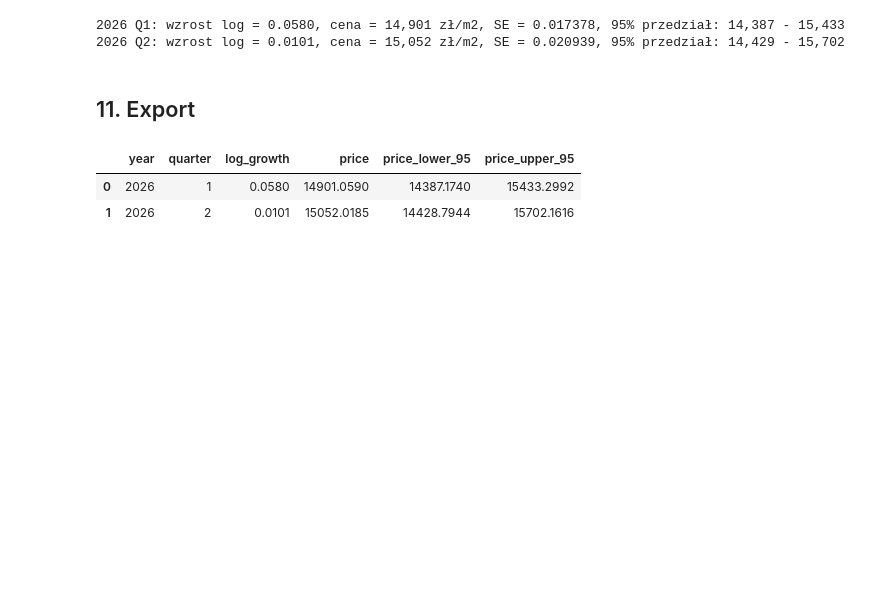
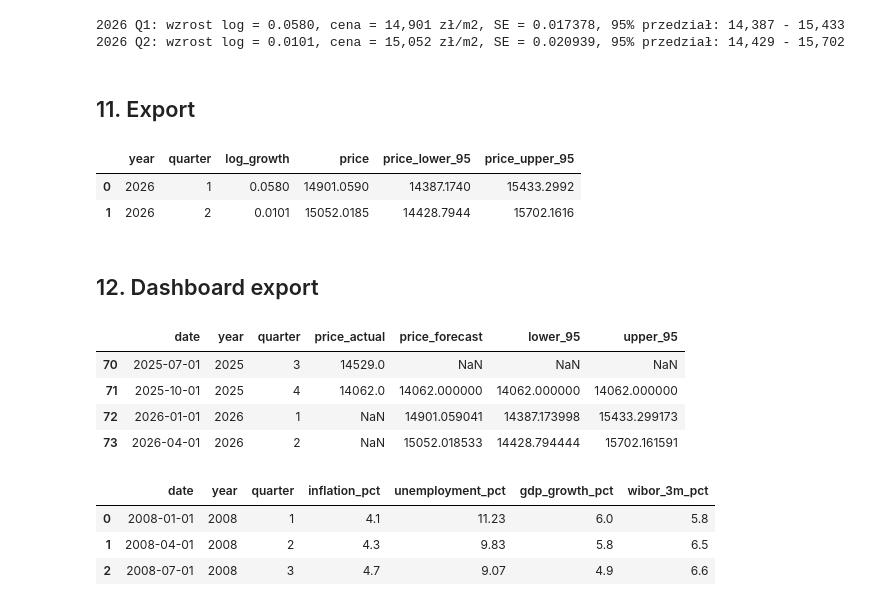
Before and after one commit to tymonbb/wroclaw_housing_price_model, a Jupyter notebook: notebooks/model_replication.ipynb, the cells around one changed output. Cells and saved outputs as stored; diff of their text form; code cells hidden in the pictures; blank space fills up the shorter version.

Commit message:
Add Power BI dashboard with forecast and macro drivers

```diff
--- a/notebooks/model_replication.ipynb
+++ b/notebooks/model_replication.ipynb
@@ -515,3 +515,55 @@ forecast.round(4)
 | 1 | 2026 | 2 | 0.0101 | 15052.0185 | 14428.7944 | 15702.1616 |
 # %%
 conn.close()
+# %% [markdown]
+## 12. Dashboard export
+# %%
+def quarter_start(data):
+    parts = pd.DataFrame({
+        "year": data["year"],
+        "month": (data["quarter"] - 1) * 3 + 1,
+        "day": 1,
+    })
+    return pd.to_datetime(parts)
+# %%
+history = model_df[["year", "quarter", "Cena_Wroclaw"]].rename(
+    columns={"Cena_Wroclaw": "price_actual"}
+)
+fc = forecast.rename(columns={
+    "price": "price_forecast",
+    "price_lower_95": "lower_95",
+    "price_upper_95": "upper_95",
+})
+
+chart = pd.concat([history, fc], ignore_index=True)
+
+last = chart.index[(chart["year"] == 2025) & (chart["quarter"] == 4)][0]
+chart.loc[last, ["price_forecast", "lower_95", "upper_95"]] = chart.loc[last, "price_actual"]
+
+chart.insert(0, "date", quarter_start(chart))
+chart = chart.drop(columns=["log_growth"])
+chart.to_csv("../data/processed/dashboard_prices.csv", index=False)
+chart.tail(4)
+# %% [output]
+|  | date | year | quarter | price_actual | price_forecast | lower_95 | upper_95 |
+| 70 | 2025-07-01 | 2025 | 3 | 14529.0 | NaN | NaN | NaN |
+| 71 | 2025-10-01 | 2025 | 4 | 14062.0 | 14062.000000 | 14062.000000 | 14062.000000 |
+| 72 | 2026-01-01 | 2026 | 1 | NaN | 14901.059041 | 14387.173998 | 15433.299173 |
+| 73 | 2026-04-01 | 2026 | 2 | NaN | 15052.018533 | 14428.794444 | 15702.161591 |
+# %%
+macro = model_df[["year", "quarter", "Inflacja", "Bezrobocie", "PKB", "Stopa_WIBOR"]].copy()
+macro[["Inflacja", "Bezrobocie", "PKB", "Stopa_WIBOR"]] *= 100
+macro = macro.rename(columns={
+    "Inflacja": "inflation_pct",
+    "Bezrobocie": "unemployment_pct",
+    "PKB": "gdp_growth_pct",
+    "Stopa_WIBOR": "wibor_3m_pct",
+})
+macro.insert(0, "date", quarter_start(macro))
+macro.to_csv("../data/processed/dashboard_macro.csv", index=False)
+macro.head(3)
+# %% [output]
+|  | date | year | quarter | inflation_pct | unemployment_pct | gdp_growth_pct | wibor_3m_pct |
+| 0 | 2008-01-01 | 2008 | 1 | 4.1 | 11.23 | 6.0 | 5.8 |
+| 1 | 2008-04-01 | 2008 | 2 | 4.3 | 9.83 | 5.8 | 6.5 |
+| 2 | 2008-07-01 | 2008 | 3 | 4.7 | 9.07 | 4.9 | 6.6 |
```
Also changed, not shown: parts of 1 cell of this notebook, 7 other files.
